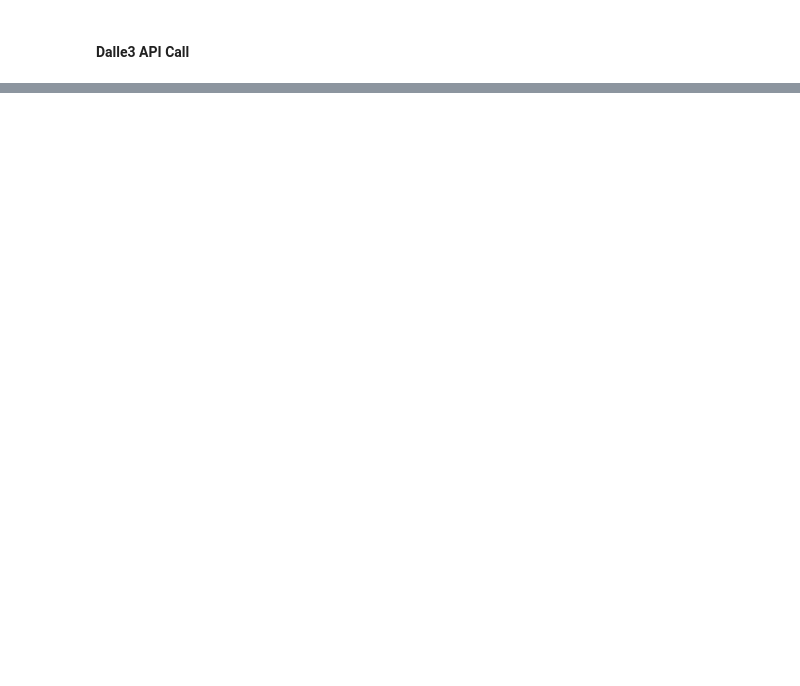
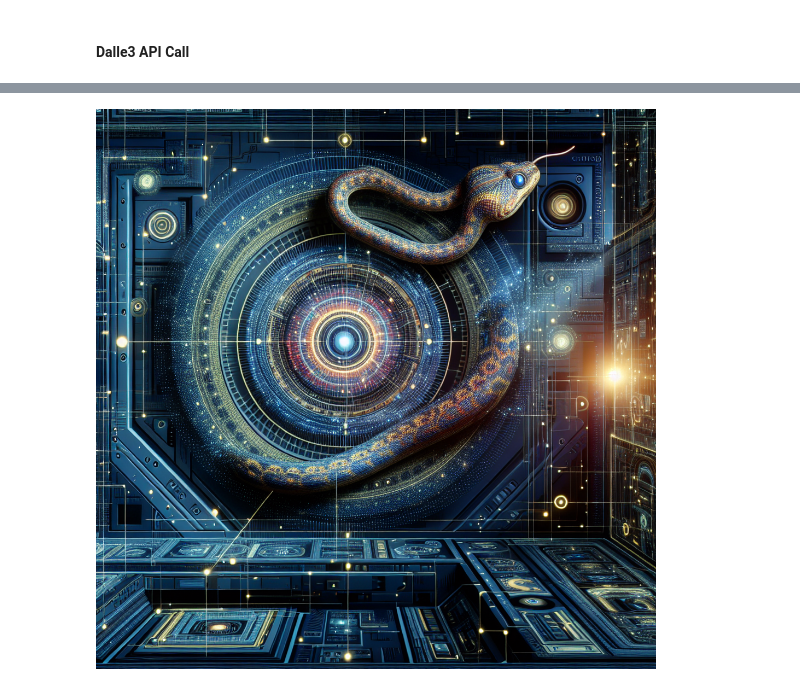
Before and after one commit to caliskate/Blog-Generator.github.io, a Jupyter notebook: OpenAI-BlogPoster-070224.ipynb, the cells around one changed output, grey strips where cells are left out. Saved outputs shown, nothing was run; the diff lists cells and outputs as text; code cells hidden in the pictures; blank space fills up the shorter version.

```diff
--- a/OpenAI-BlogPoster-070224.ipynb
+++ b/OpenAI-BlogPoster-070224.ipynb
@@ -229,3 +225,8 @@ BLOG-image_07022024-225524.png downloaded
+# %%
+#check image - rerun DALLE API not unsatisfied
+Image.open(img_filename)
+# %% [output]
+[figure, added]
 # %%
 #defining new path
 #combine create blog! - added new auto filename 070224
```
Also changed, not shown: parts of 5 cells of this notebook, 12 other files.
